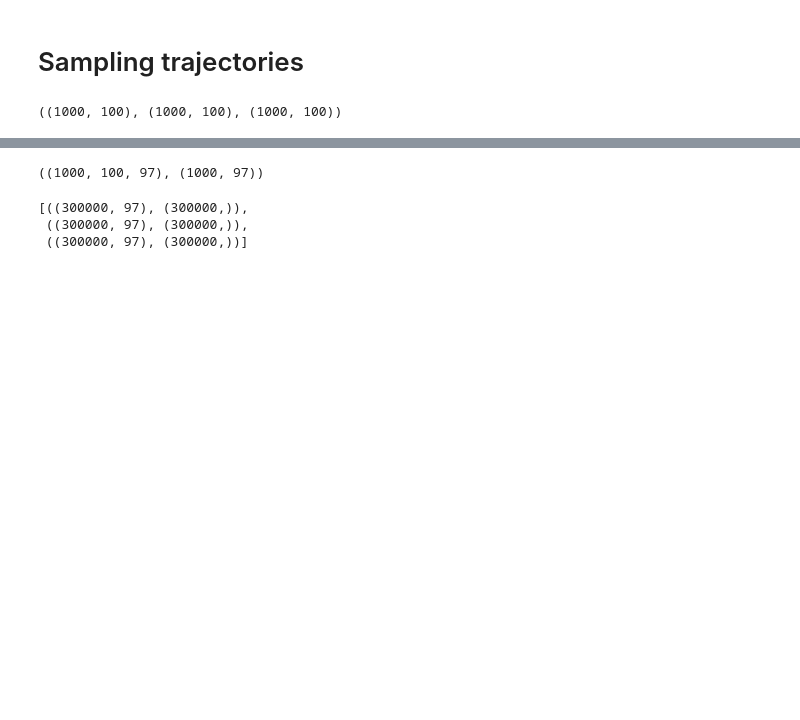
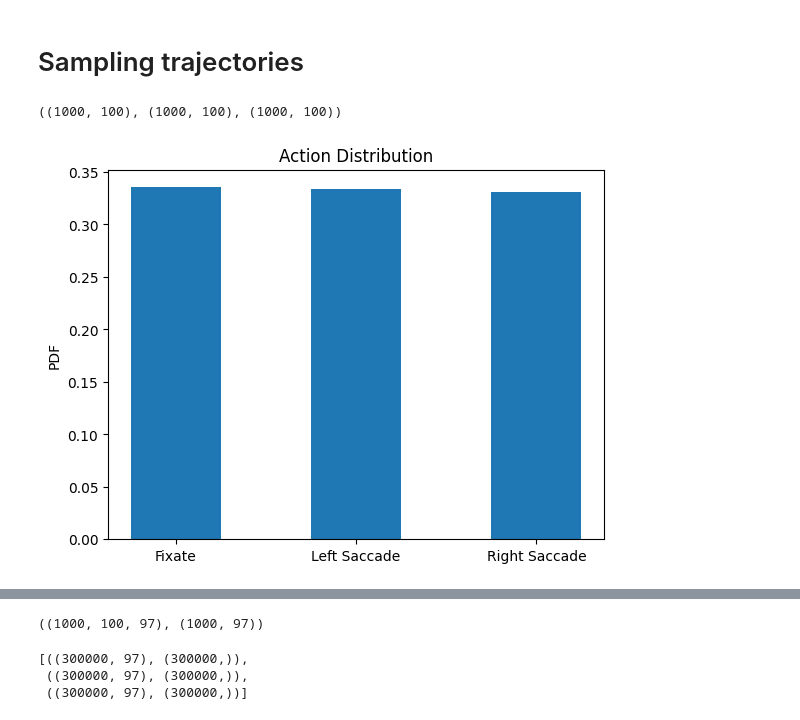
Before and after one commit to sean-afshar/fly-sr, a Jupyter notebook: src/representations.ipynb, the cells around one changed output, grey strips where cells are left out. Cells and saved outputs as stored; diff of their text form; code cells hidden in the pictures; blank space fills up the shorter version.

```diff
--- a/src/representations.ipynb
+++ b/src/representations.ipynb
@@ -38,3 +38,10 @@ angles.shape, velocities.shape, times.shape # batch_dim, horizon
 actions = (np.sign(velocities) - 3) / -2
 actions[velocities == 0.0] = 0
 actions = jnp.asarray(actions, dtype=int)
+# %%
+plt.hist(actions.flatten(), bins=np.linspace(0,3,4), density=True, rwidth=0.5)
+plt.title("Action Distribution")
+plt.xticks([0.5, 1.5, 2.5], ['Fixate', 'Left Saccade', 'Right Saccade'])
+plt.ylabel("PDF");
+# %% [output]
+[figure, added]
```
Also changed, not shown: parts of 13 cells of this notebook, 2 other files.
